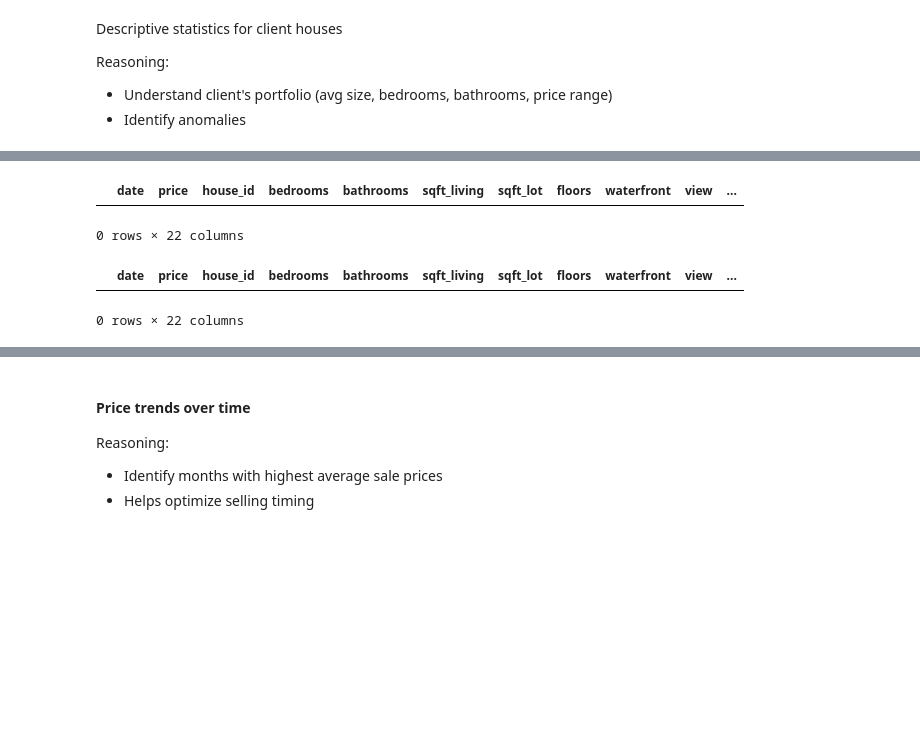
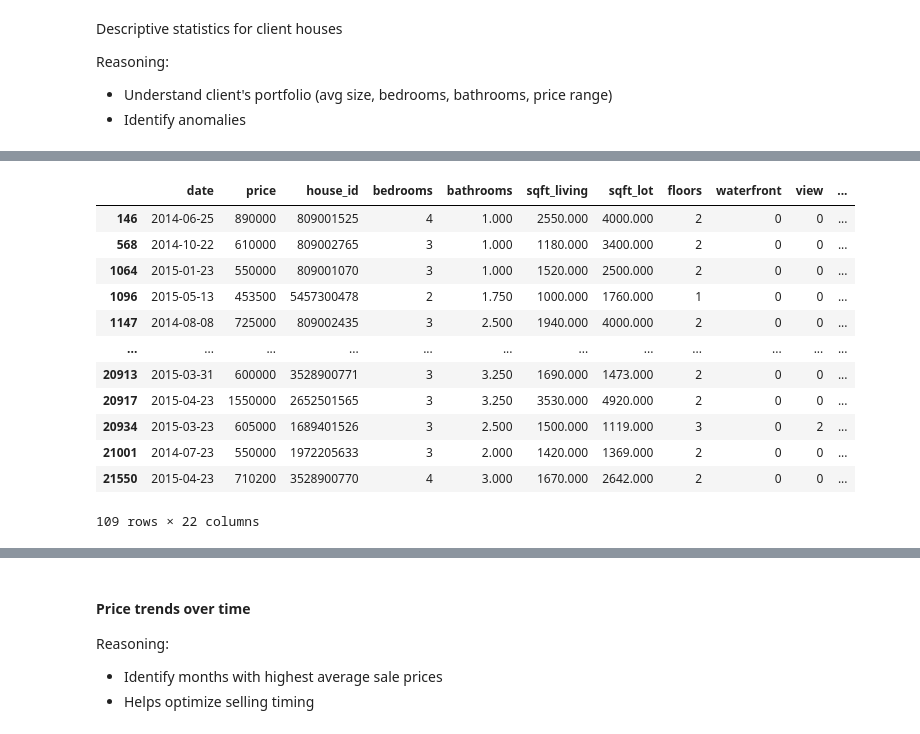
Before and after one commit to timoajayi/ds_eda_project, a Jupyter notebook: EDA.ipynb, the cells around one changed output, grey strips where cells are left out. Saved outputs shown, nothing was run; the diff lists cells and outputs as text; code cells hidden in the pictures; blank space fills up the shorter version.

```diff
--- a/EDA.ipynb
+++ b/EDA.ipynb
@@ -647,18 +648,26 @@ df_house
 21597 rows × 22 columns
 # %%
-city_center_zipcodes = [98101, 98104, 98109]
-df_house[df_house['zipcode'].isin(city_center_zipcodes)]
+# city_center_zipcodes = ['98101', '98104', '98109']
+# df_house[df_house['zipcode'].isin(city_center_zipcodes)]
-# %% [output]
-|  | date | price | house_id | bedrooms | bathrooms | sqft_living | sqft_lot | floors | waterfront | view | ... |
-0 rows × 22 columns
 # %%
-city_center_zipcodes = [98101, 98104, 98109]  # example zipcodes
+city_center_zipcodes = ['98101', '98104', '98109']  # example zipcodes
 df_client = df_house[df_house['zipcode'].isin(city_center_zipcodes)]
 
 df_client
 # %% [output]
 |  | date | price | house_id | bedrooms | bathrooms | sqft_living | sqft_lot | floors | waterfront | view | ... |
+| 146 | 2014-06-25 | 890000 | 809001525 | 4 | 1.000 | 2550.000 | 4000.000 | 2 | 0 | 0 | ... |
+| 568 | 2014-10-22 | 610000 | 809002765 | 3 | 1.000 | 1180.000 | 3400.000 | 2 | 0 | 0 | ... |
+| 1064 | 2015-01-23 | 550000 | 809001070 | 3 | 1.000 | 1520.000 | 2500.000 | 2 | 0 | 0 | ... |
+| 1096 | 2015-05-13 | 453500 | 5457300478 | 2 | 1.750 | 1000.000 | 1760.000 | 1 | 0 | 0 | ... |
+| 1147 | 2014-08-08 | 725000 | 809002435 | 3 | 2.500 | 1940.000 | 4000.000 | 2 | 0 | 0 | ... |
+| ... | ... | ... | ... | ... | ... | ... | ... | ... | ... | ... | ... |
+| 20913 | 2015-03-31 | 600000 | 3528900771 | 3 | 3.250 | 1690.000 | 1473.000 | 2 | 0 | 0 | ... |
+| 20917 | 2015-04-23 | 1550000 | 2652501565 | 3 | 3.250 | 3530.000 | 4920.000 | 2 | 0 | 0 | ... |
+| 20934 | 2015-03-23 | 605000 | 1689401526 | 3 | 2.500 | 1500.000 | 1119.000 | 3 | 0 | 2 | ... |
+| 21001 | 2014-07-23 | 550000 | 1972205633 | 3 | 2.000 | 1420.000 | 1369.000 | 2 | 0 | 0 | ... |
+| 21550 | 2015-04-23 | 710200 | 3528900770 | 4 | 3.000 | 1670.000 | 2642.000 | 2 | 0 | 0 | ... |
-0 rows × 22 columns
+109 rows × 22 columns
 # %%
 df_client.describe()
 # %% [output]
```
Also changed, not shown: parts of 40 cells of this notebook.
